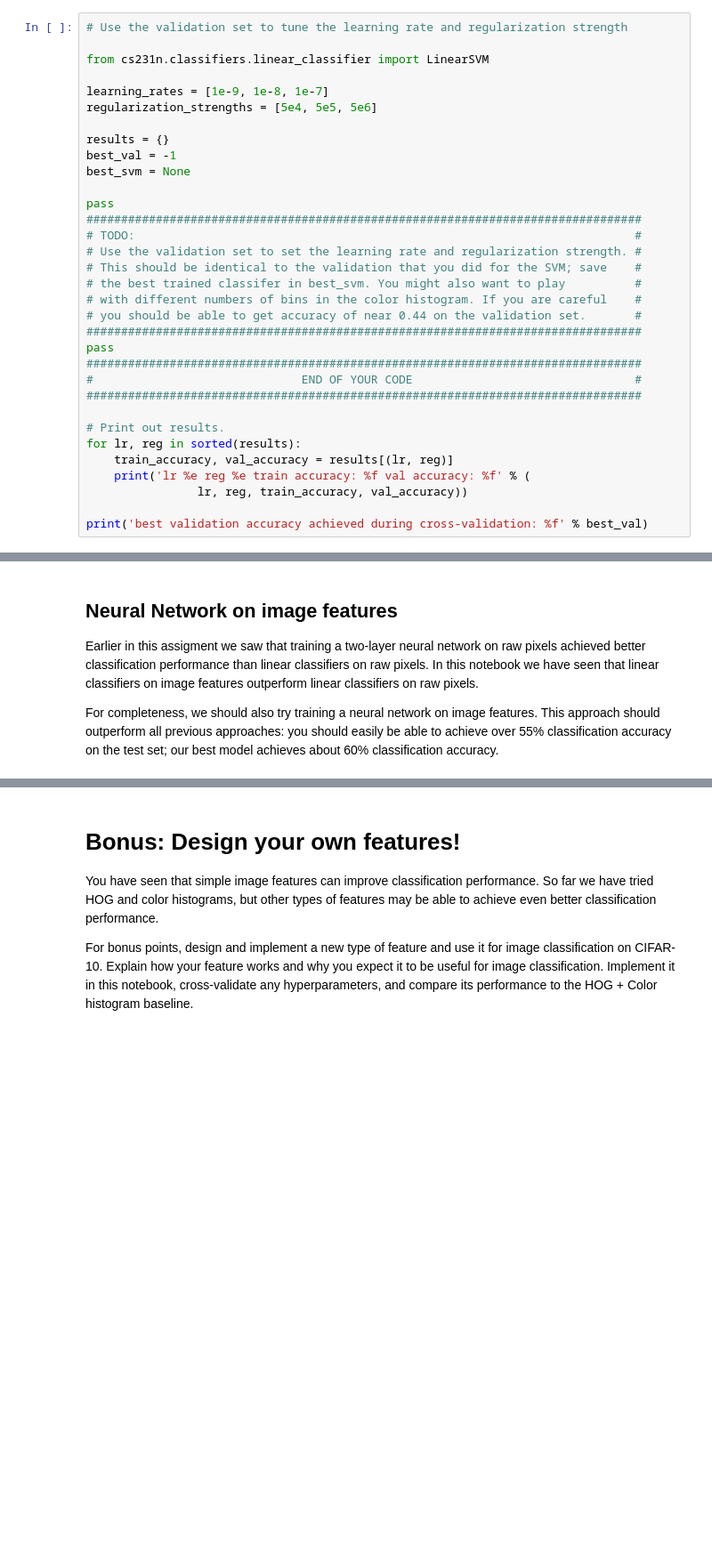
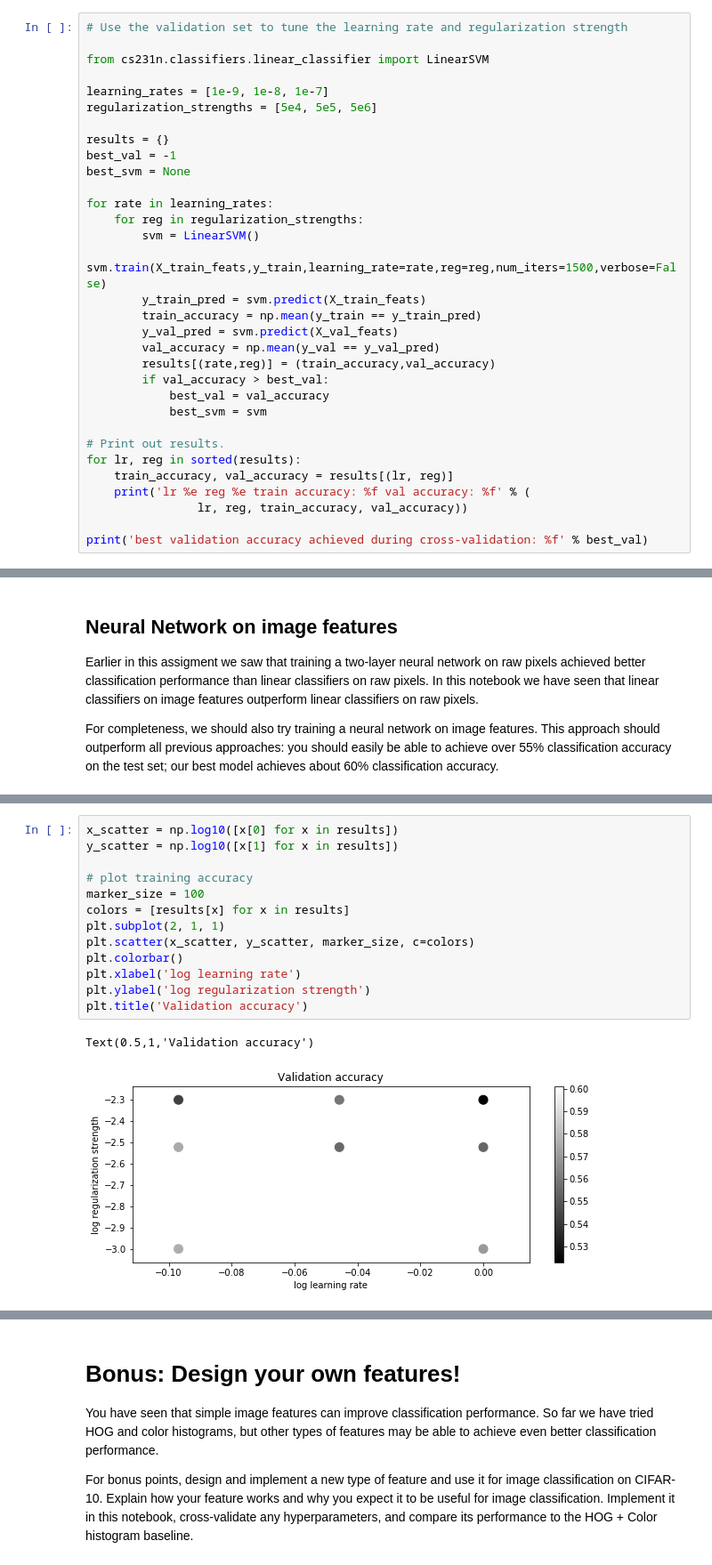
Before and after one commit to smeenehan/CS231n, a Jupyter notebook: assignment1/features.ipynb, the cells around one changed output, grey strips where cells are left out. Shown at 89% size. Drawn from its saved outputs; the diff is of its cells as text; blank space fills up the shorter version.

```diff
--- a/assignment1/features.ipynb
+++ b/assignment1/features.ipynb
@@ -124,19 +128,18 @@ results = {}
 best_val = -1
 best_svm = None
 
-pass
-################################################################################
-# TODO:                                                                        #
-# Use the validation set to set the learning rate and regularization strength. #
-# This should be identical to the validation that you did for the SVM; save    #
-# the best trained classifer in best_svm. You might also want to play          #
-# with different numbers of bins in the color histogram. If you are careful    #
-# you should be able to get accuracy of near 0.44 on the validation set.       #
-################################################################################
-pass
-################################################################################
-#                              END OF YOUR CODE                                #
-################################################################################
+for rate in learning_rates:
+    for reg in regularization_strengths:
+        svm = LinearSVM()
+        svm.train(X_train_feats,y_train,learning_rate=rate,reg=reg,num_iters=1500,verbose=False)
+        y_train_pred = svm.predict(X_train_feats)
+        train_accuracy = np.mean(y_train == y_train_pred)
+        y_val_pred = svm.predict(X_val_feats)
+        val_accuracy = np.mean(y_val == y_val_pred)
+        results[(rate,reg)] = (train_accuracy,val_accuracy)
+        if val_accuracy > best_val:
+            best_val = val_accuracy
+            best_svm = svm
 
 # Print out results.
 for lr, reg in sorted(results):
@@ -201,3 +288,19 @@ pass
+# %%
+x_scatter = np.log10([x[0] for x in results])
+y_scatter = np.log10([x[1] for x in results])
+
+# plot training accuracy
+marker_size = 100
+colors = [results[x] for x in results]
+plt.subplot(2, 1, 1)
+plt.scatter(x_scatter, y_scatter, marker_size, c=colors)
+plt.colorbar()
+plt.xlabel('log learning rate')
+plt.ylabel('log regularization strength')
+plt.title('Validation accuracy')
+# %% [output]
+Text(0.5,1,'Validation accuracy')
+[figure, added]
 # %%
 # Run your neural net classifier on the test set. You should be able to
 # get more than 55% accuracy.
```
Also changed, not shown: parts of 11 cells of this notebook.
